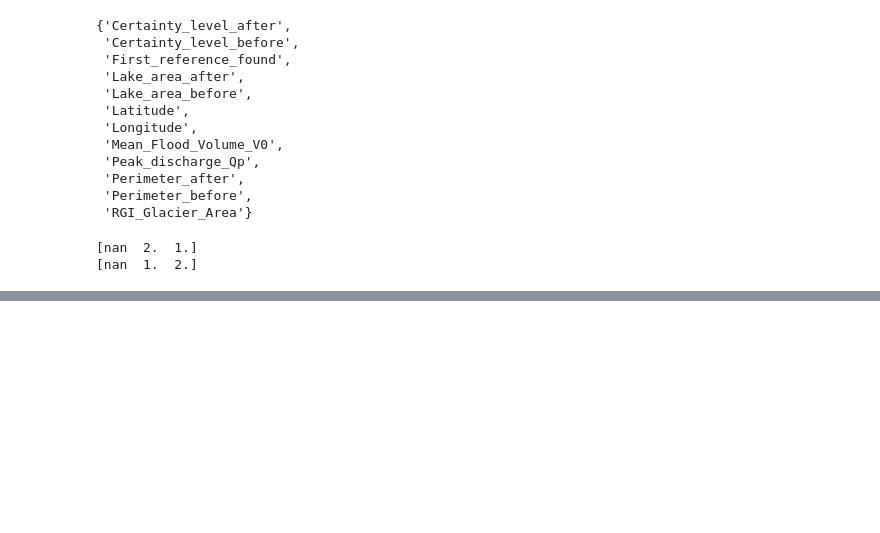
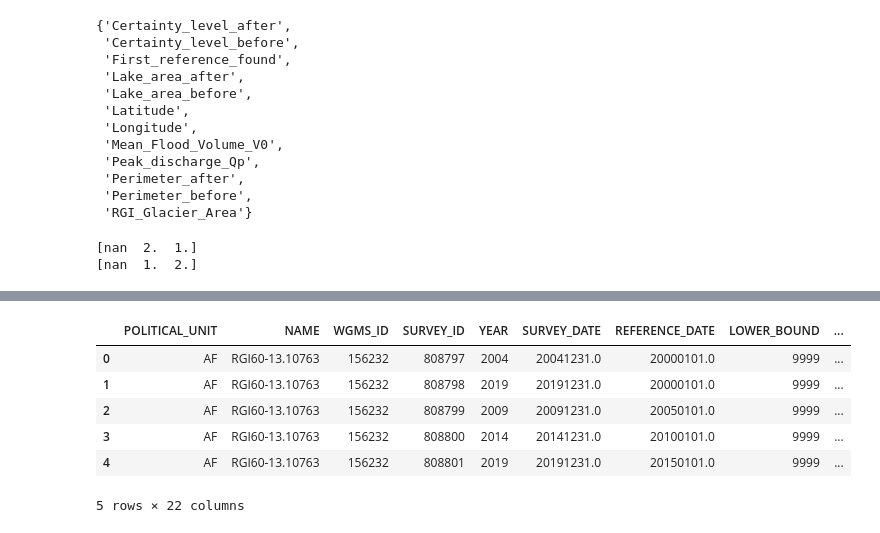
Before and after one commit to com-480-data-visualization/project-2023-la-compagnie, a Jupyter notebook: preprocessing.ipynb, the cells around one changed output, grey strips where cells are left out. Cells and saved outputs as stored; diff of their text form; code cells hidden in the pictures; blank space fills up the shorter version.

```diff
--- a/preprocessing.ipynb
+++ b/preprocessing.ipynb
@@ -355,0 +366,12 @@ sns.scatterplot(data=d, x = 'First_reference_found', y = 'ID')
+# %%
+new_df = pd.read_csv('./data/DOI-WGMS-FoG-2022-09/data/change.csv')
+# %%
+new_df.head(5)
+# %% [output]
+|  | POLITICAL_UNIT | NAME | WGMS_ID | SURVEY_ID | YEAR | SURVEY_DATE | REFERENCE_DATE | LOWER_BOUND | ... |
+| 0 | AF | RGI60-13.10763 | 156232 | 808797 | 2004 | 20041231.0 | 20000101.0 | 9999 | ... |
+| 1 | AF | RGI60-13.10763 | 156232 | 808798 | 2019 | 20191231.0 | 20000101.0 | 9999 | ... |
+| 2 | AF | RGI60-13.10763 | 156232 | 808799 | 2009 | 20091231.0 | 20050101.0 | 9999 | ... |
+| 3 | AF | RGI60-13.10763 | 156232 | 808800 | 2014 | 20141231.0 | 20100101.0 | 9999 | ... |
+| 4 | AF | RGI60-13.10763 | 156232 | 808801 | 2019 | 20191231.0 | 20150101.0 | 9999 | ... |
+5 rows × 22 columns
```
Also changed, not shown: parts of 15 cells of this notebook, 1 other file.
